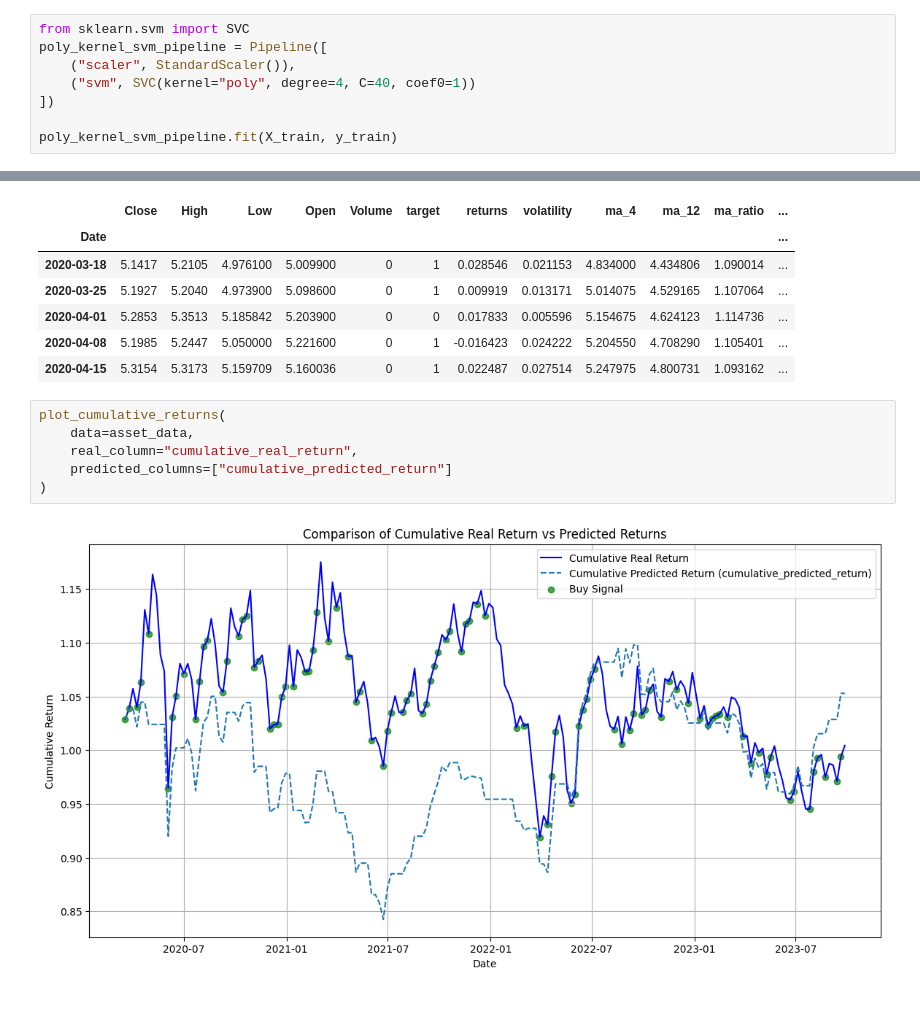
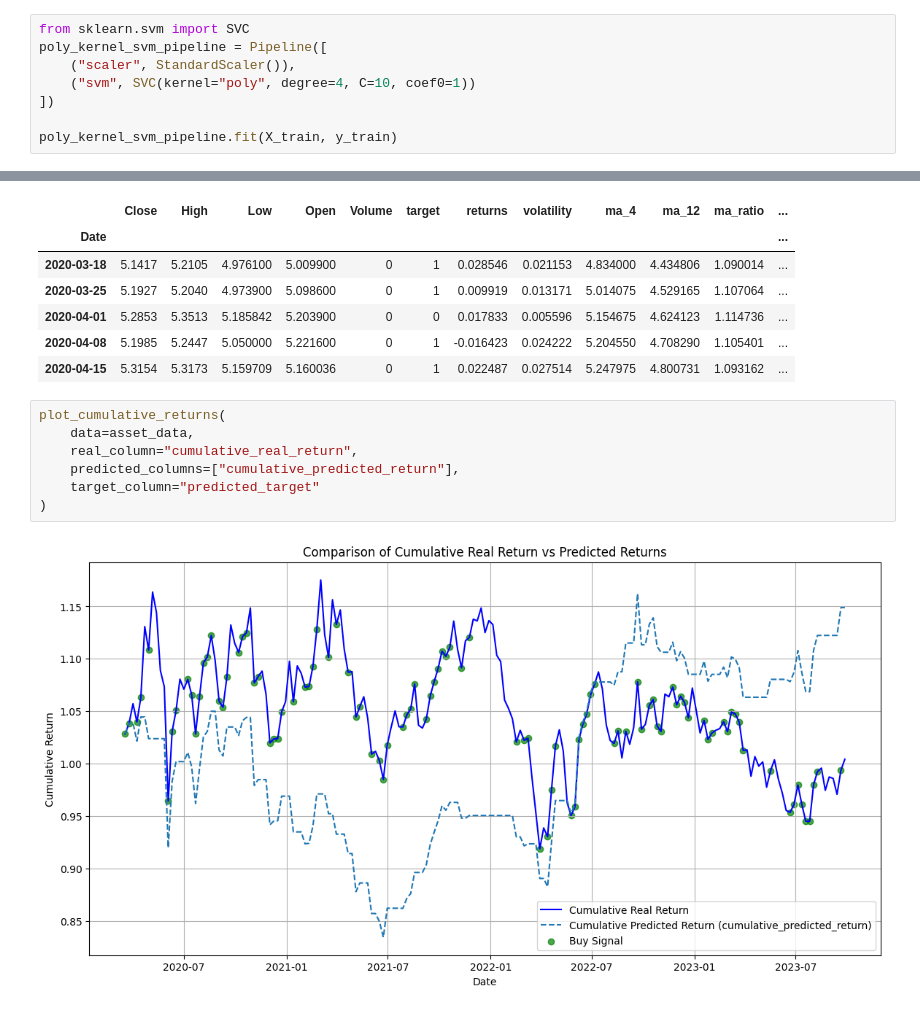
Before and after one commit to FelipeNicolettiRMario/market-data-market-prediction-ml-study, a Jupyter notebook: models/svm.ipynb, the cells around one changed output, grey strips where cells are left out. Saved outputs shown, nothing was run; the diff lists cells and outputs as text.

```diff
--- a/models/svm.ipynb
+++ b/models/svm.ipynb
@@ -95,7 +95,7 @@ weighted avg       0.25      0.50      0.33        56
 from sklearn.svm import SVC
 poly_kernel_svm_pipeline = Pipeline([
     ("scaler", StandardScaler()),
-    ("svm", SVC(kernel="poly", degree=4, C=40, coef0=1))
+    ("svm", SVC(kernel="poly", degree=4, C=10, coef0=1))
 ])
 
 poly_kernel_svm_pipeline.fit(X_train, y_train)
@@ -166,8 +166,9 @@ asset_data.head()
 # %%
 plot_cumulative_returns(
     data=asset_data,
     real_column="cumulative_real_return",
-    predicted_columns=["cumulative_predicted_return"]
+    predicted_columns=["cumulative_predicted_return"],
+    target_column="predicted_target"
 )
 # %% [output]
-[figure, old version]
+[figure, new version]
```
Also changed, not shown: parts of 4 cells of this notebook, 1 other file.
